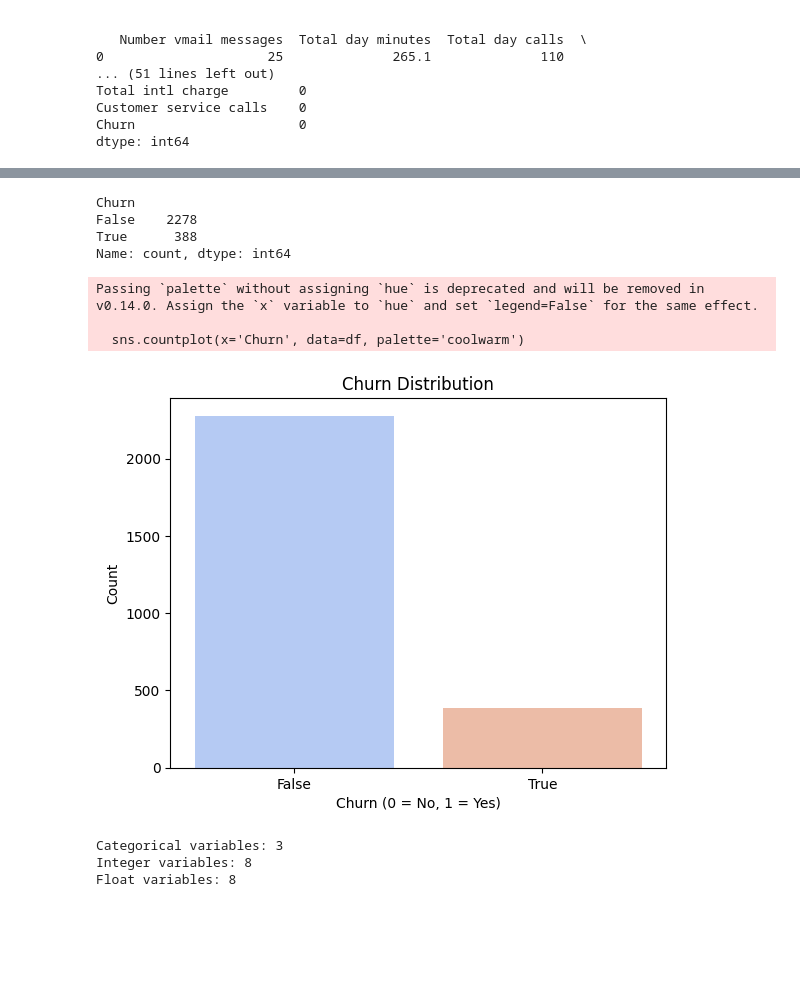
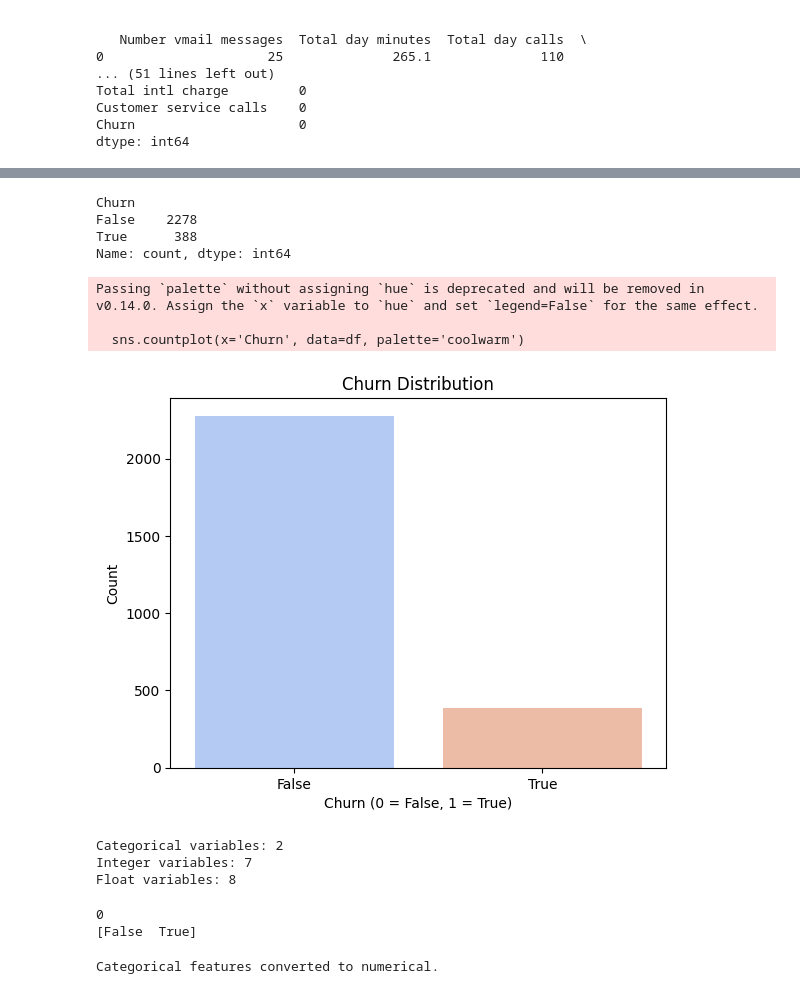
Before and after one commit to FadiMatar24/Machine-Learning-Projects, a Jupyter notebook: Churn_dataset/Churn_Prediction.ipynb, the cells around one changed output, grey strips where cells are left out. Cells and saved outputs as stored; diff of their text form; code cells hidden in the pictures; blank space fills up the shorter version.

Commit message:
Added Churn_dataset Prediction

```diff
--- a/Churn_dataset/Churn_Prediction.ipynb
+++ b/Churn_dataset/Churn_Prediction.ipynb
@@ -8,8 +8,10 @@ import seaborn as sns
 # %%
 # Load and Explore the dataset
 
-file_path = r"C:\Users\MSI\Desktop\ML Internship\Machine-Learning-Projects\Churn_dataset\Churn Prdiction Data\churn-bigml-80.csv"
+file_path = r"C:\Users\MSI\Desktop\ML Internship\Data Set For Task\Churn Prdiction Data\churn-bigml-80.csv"
+file_path_testing = r"C:\Users\MSI\Desktop\ML Internship\Data Set For Task\Churn Prdiction Data\churn-bigml-20.csv"
 df = pd.read_csv(file_path)
+df_testing = pd.read_csv(file_path_testing)
 # %%
 print("Shape of dataset:", df.shape)
 print("\nFirst 5 rows:\n", df.head(5))
@@ -47,23 +49,25 @@ df.describe()
 # %%
 # Analyzing Churn Distribution
 #We check the number of churners and non-churners to understand the balance of the dataset.
 print(df['Churn'].value_counts())
 sns.countplot(x='Churn', data=df, palette='coolwarm')
 plt.title('Churn Distribution')
-plt.xlabel('Churn (0 = No, 1 = Yes)')
+plt.xlabel('Churn (0 = False, 1 = True)')
 plt.ylabel('Count')
 plt.show()
 # %% [output]
 Churn
 False    2278
 True      388
 Name: count, dtype: int64
 Passing `palette` without assigning `hue` is deprecated and will be removed in v0.14.0. Assign the `x` variable to `hue` and set `legend=False` for the same effect.
 
   sns.countplot(x='Churn', data=df, palette='coolwarm')
-[figure, old version]
+[figure, new version]
 # %%
 # Data Preprocessing
+# We need to get the data ready for our model.
+#This involves dropping columns that aren't useful for prediction and converting text-based features into numbers.
 
 # Target variable (Churn)
 target = 'Churn'
@@ -71,14 +75,15 @@ y = df[target]
 
 # Convert categorical target into binary (Yes=1, No=0)
 
-y = y.map({'Yes': 1, 'No': 0})
+y = y.astype(int)
 
 # Drop ID/customer-specific columns if present
 if 'customerID' in df.columns:
     df = df.drop('customerID', axis=1)
 
 # Drop target column from features
-X = df.drop(target, axis=1)
+df = df.drop(['State', 'Area code'], axis=1)
+X = df.drop(target, errors='ignore')
 
 # Handle categorical variables
 cat_cols = X.select_dtypes(include=['object']).columns
@@ -93,6 +98,12 @@ fl = (df.dtypes == 'float')
 fl_cols = list(fl[fl].index)
 print("Float variables:",len(fl_cols))
 # %% [output]
-Categorical variables: 3
-Integer variables: 8
+Categorical variables: 2
+Integer variables: 7
 Float variables: 8
+# %%
+print(df["Churn"].isna().sum())
+print(df["Churn"].unique())
+# %% [output]
+0
+[False  True]
@@ -99,6 +112,11 @@ Float variables: 8
 # %%
+# Convert text columns to numbers
+
 from sklearn.preprocessing import LabelEncoder
 labelencoder = LabelEncoder()
-categorical_cols = ['State', 'International plan','Voice mail plan','Churn']
+categorical_cols = ['International plan','Voice mail plan','Churn']
 for col in categorical_cols:
     df[col] = labelencoder.fit_transform(df[col])
+print("Categorical features converted to numerical.")
+# %% [output]
+Categorical features converted to numerical.
```
Also changed, not shown: parts of 18 cells of this notebook, 2 other files.
